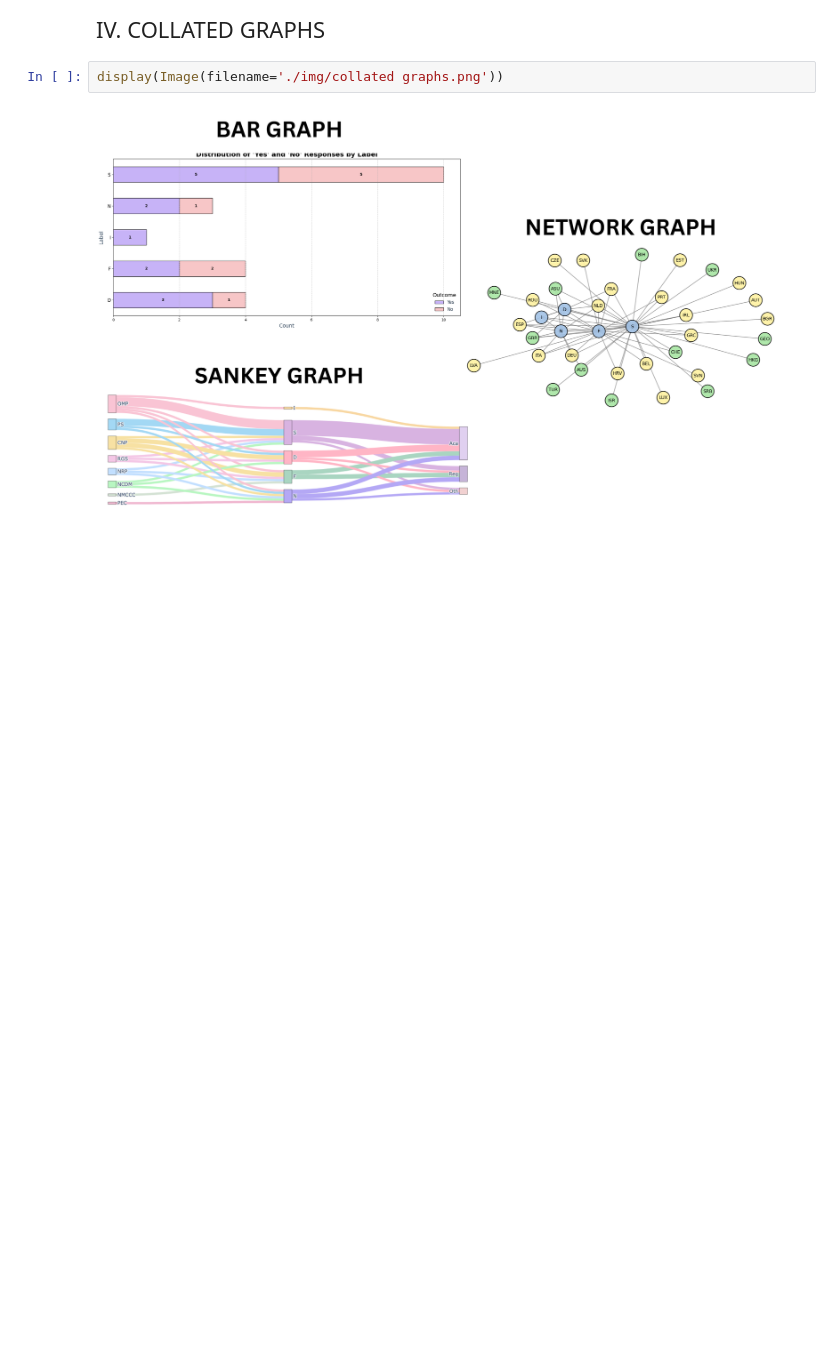
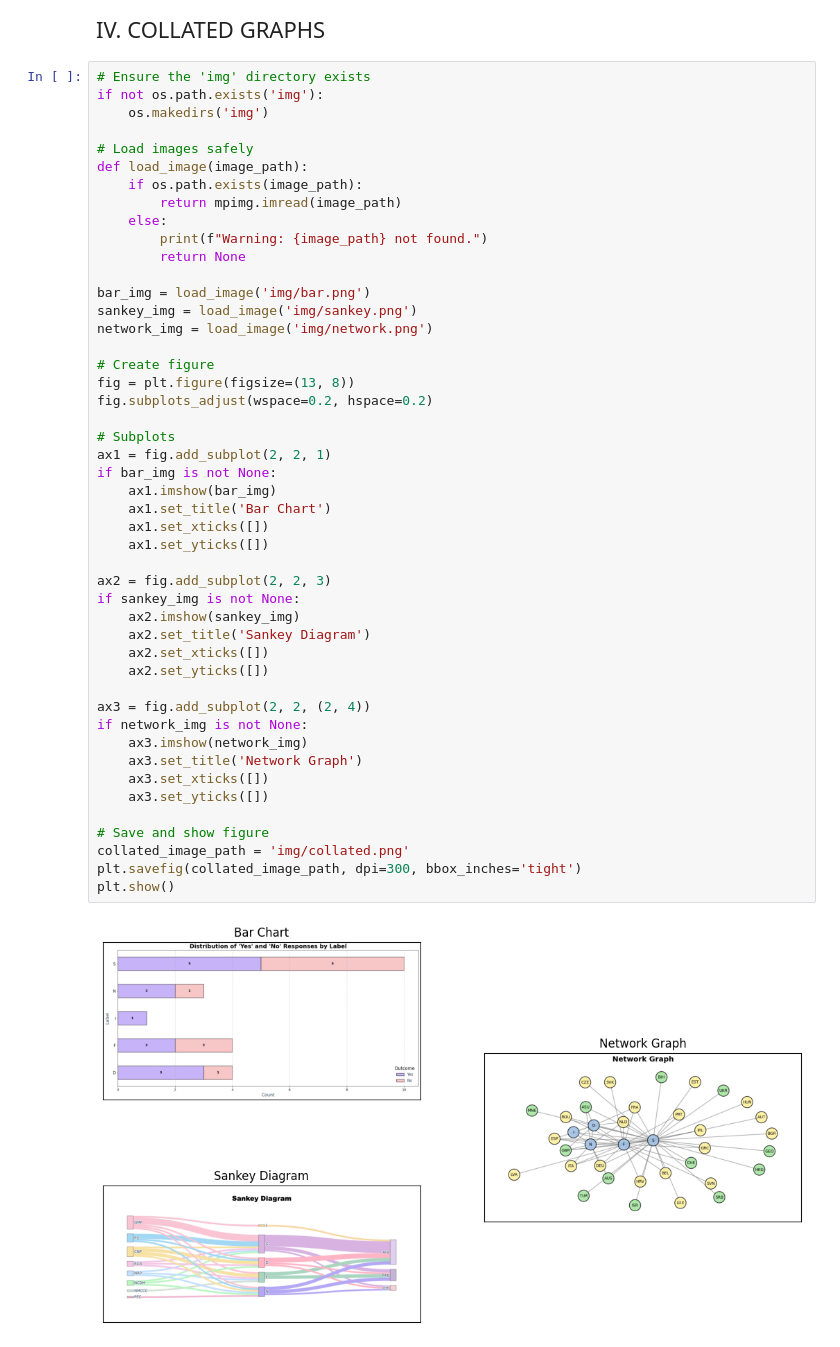
Before and after one commit to llewelyndramayo/CS-3203N, a Jupyter notebook: Assignment-2-Data-Analytics/code2.ipynb, the cells around one changed output. Drawn from its saved outputs; the diff is of its cells as text; blank space fills up the shorter version.

Commit message:
feat: update collated graphs

```diff
--- a/Assignment-2-Data-Analytics/code2.ipynb
+++ b/Assignment-2-Data-Analytics/code2.ipynb
@@ -332,6 +335,51 @@ plt.show()
 # %% [markdown]
 <span style="font-size: 22px;">IV. COLLATED GRAPHS</span>
 # %%
-display(Image(filename='./img/collated graphs.png'))
+# Ensure the 'img' directory exists
+if not os.path.exists('img'):
+    os.makedirs('img')
+
+# Load images safely
+def load_image(image_path):
+    if os.path.exists(image_path):
+        return mpimg.imread(image_path)
+    else:
+        print(f"Warning: {image_path} not found.")
+        return None
+
+bar_img = load_image('img/bar.png')
+sankey_img = load_image('img/sankey.png')
+network_img = load_image('img/network.png')
+
+# Create figure
+fig = plt.figure(figsize=(13, 8))
+fig.subplots_adjust(wspace=0.2, hspace=0.2)
+
+# Subplots
+ax1 = fig.add_subplot(2, 2, 1)
+if bar_img is not None:
+    ax1.imshow(bar_img)
+    ax1.set_title('Bar Chart')
+    ax1.set_xticks([])
+    ax1.set_yticks([])
+
+ax2 = fig.add_subplot(2, 2, 3)
+if sankey_img is not None:
+    ax2.imshow(sankey_img)
+    ax2.set_title('Sankey Diagram')
+    ax2.set_xticks([])
+    ax2.set_yticks([])
+
+ax3 = fig.add_subplot(2, 2, (2, 4))
+if network_img is not None:
+    ax3.imshow(network_img)
+    ax3.set_title('Network Graph')
+    ax3.set_xticks([])
+    ax3.set_yticks([])
+
+# Save and show figure
+collated_image_path = 'img/collated.png'
+plt.savefig(collated_image_path, dpi=300, bbox_inches='tight')
+plt.show()
 # %% [output]
-[figure, old version]
+[figure, new version]
```
Also changed, not shown: parts of 1 cell of this notebook, 4 other files.
